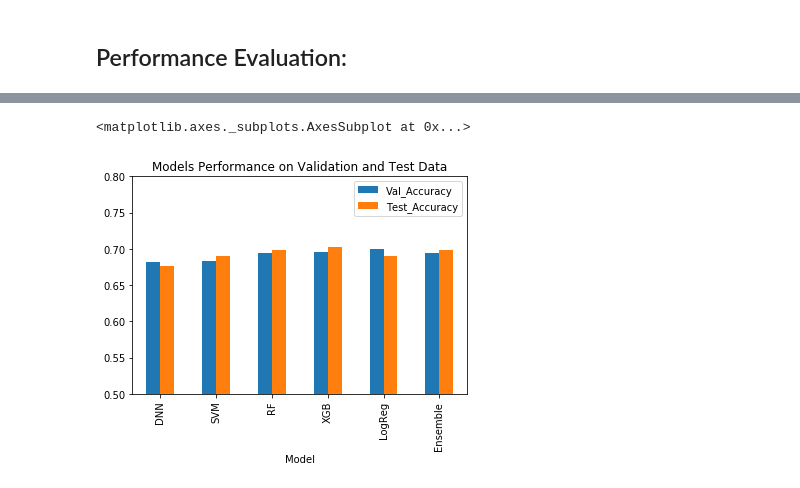
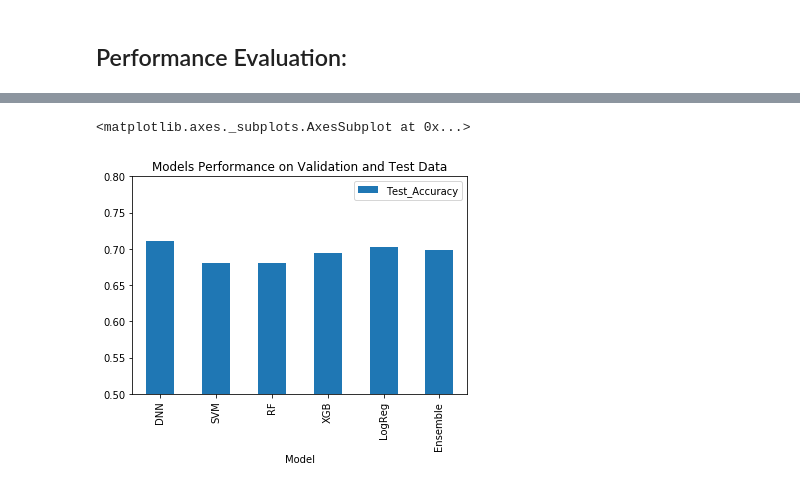
Before and after one commit to rezan21/UFC-Prediction, a Jupyter notebook: Ensemble.ipynb, the cells around one changed output, grey strips where cells are left out. Saved outputs shown, nothing was run; the diff lists cells and outputs as text; code cells hidden in the pictures.

Commit message:
Ensemble 5 Models

```diff
--- a/Ensemble.ipynb
+++ b/Ensemble.ipynb
@@ -282,12 +264,16 @@ SVM Accuracy: 0.69
 
 Ensemble Accuracy: 0.698
 # %%
+#accTable = pd.DataFrame({"Model":["DNN", "SVM", "RF", "XGB", "LogReg", "Ensemble"],
+#                         "Val_Accuracy":[dnnAcc, svmAcc, rfAcc, xgbAcc, lrAcc, ensAcc],
+#                         "Test_Accuracy":[dnnAcc2, svmAcc2, rfAcc2, xgbAcc2, lrAcc2, ensAcc2]})
+#accTable.plot(kind="bar",ylim=(0.5,0.8),x="Model",title="Models Performance on Validation and Test Data")
+
 accTable = pd.DataFrame({"Model":["DNN", "SVM", "RF", "XGB", "LogReg", "Ensemble"],
-                         "Val_Accuracy":[dnnAcc, svmAcc, rfAcc, xgbAcc, lrAcc, ensAcc],
                          "Test_Accuracy":[dnnAcc2, svmAcc2, rfAcc2, xgbAcc2, lrAcc2, ensAcc2]})
 accTable.plot(kind="bar",ylim=(0.5,0.8),x="Model",title="Models Performance on Validation and Test Data")
 # %% [output]
 <matplotlib.axes._subplots.AxesSubplot at 0x...>
-[figure, old version]
+[figure, new version]
 # %%
 # save models to disk
```
Also changed, not shown: parts of 9 cells of this notebook, 7 other files.
